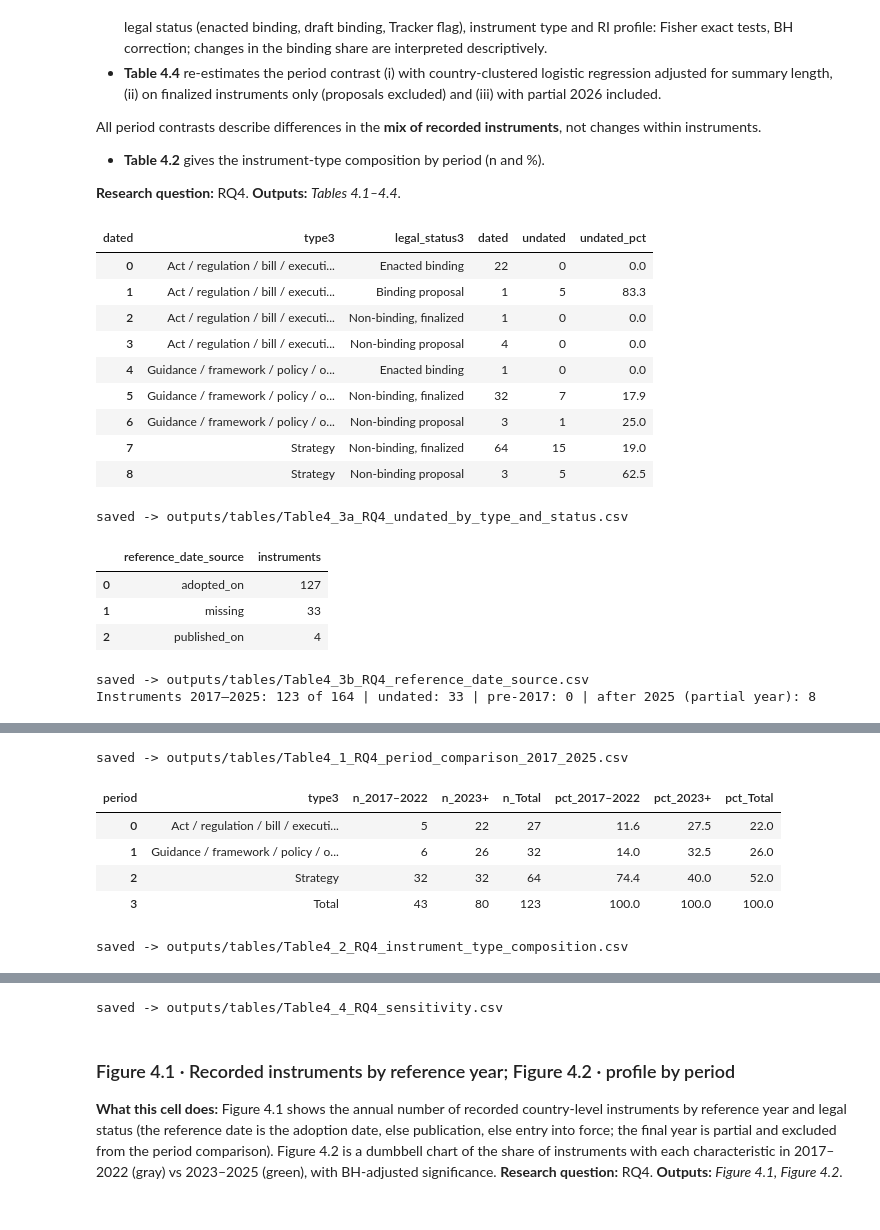
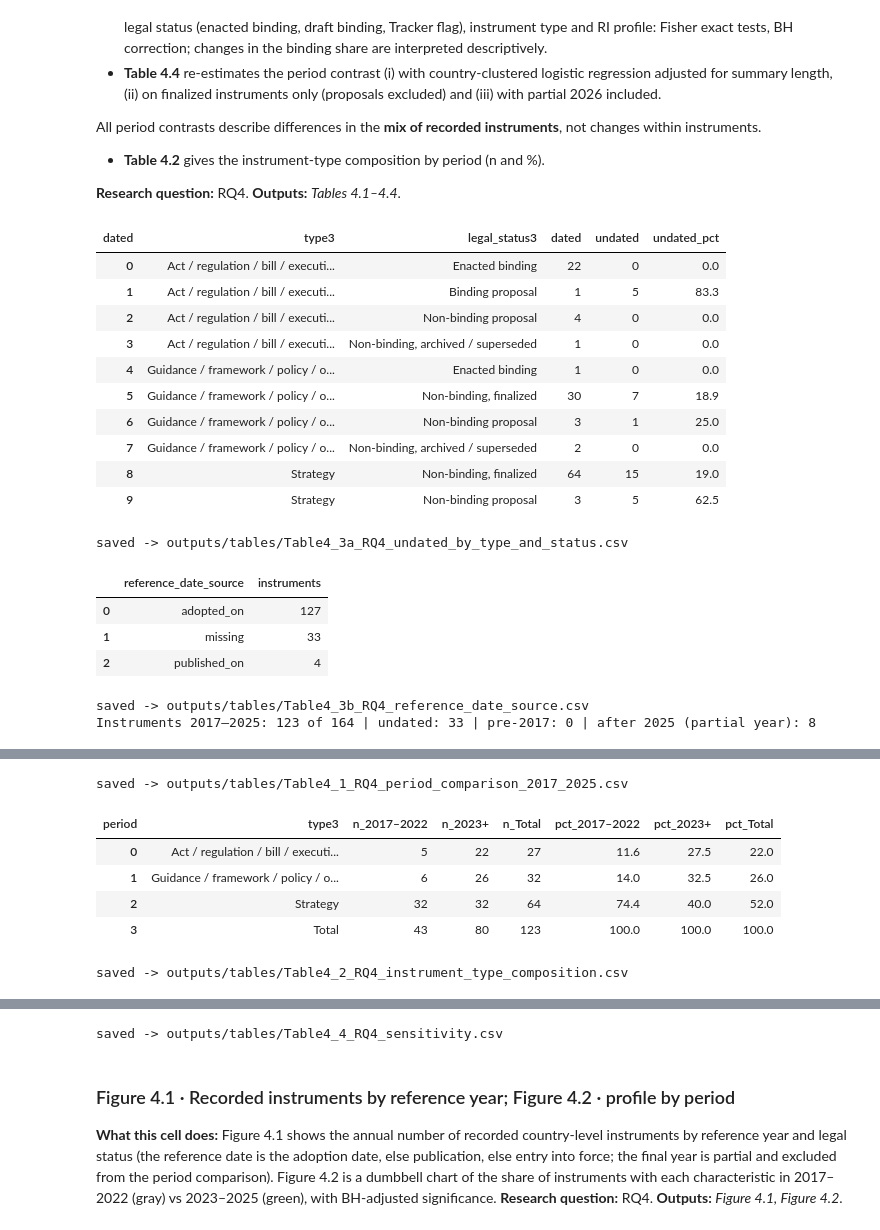
Before and after one commit to OmerFurkanBilici/ai-ri-national-policies, a Jupyter notebook: ai_ri_policy_analysis.ipynb, the cells around one changed output, grey strips where cells are left out. Saved outputs shown, nothing was run; the diff lists cells and outputs as text; code cells hidden in the pictures.

```diff
--- a/ai_ri_policy_analysis.ipynb
+++ b/ai_ri_policy_analysis.ipynb
@@ -278,20 +279,26 @@ inst["year"] = inst.ref_date.dt.year
 
 ENACTED = {"adopted", "in_force", "partially_applicable"}           # binding AND already law
 NOT_ADOPTED = {"proposed", "under_consultation"}                    # draft strategies / bills
+ENDED = {"archived", "superseded", "repealed"}                     # earlier stage unclear
 inst["proposal_stage"] = inst.status.isin(NOT_ADOPTED)
+inst["ended_stage"] = inst.status.isin(ENDED)
 inst["enacted_binding"] = inst.is_binding & inst.status.isin(ENACTED)
 inst["draft_binding"] = inst.is_binding & inst.proposal_stage
 inst["other_binding"] = inst.is_binding & ~inst.enacted_binding & ~inst.draft_binding   # e.g. repealed
-inst["nonbinding_final"] = ~inst.is_binding & ~inst.proposal_stage
+inst["nonbinding_final"] = ~inst.is_binding & ~inst.proposal_stage & ~inst.ended_stage
 inst["nonbinding_proposal"] = ~inst.is_binding & inst.proposal_stage
+inst["nonbinding_ended"] = ~inst.is_binding & inst.ended_stage
 STATUS3 = ["Enacted binding", "Binding proposal", "Non-binding, finalized", "Non-binding proposal"]
 if inst.other_binding.any():
     STATUS3.insert(2, "Other binding (not in force)")
+if inst.nonbinding_ended.any():
+    STATUS3.append("Non-binding, archived / superseded")
 inst["legal_status3"] = pd.Categorical(
-    np.select([inst.enacted_binding, inst.draft_binding, inst.other_binding, inst.nonbinding_final],
-              ["Enacted binding", "Binding proposal", "Other binding (not in force)", "Non-binding, finalized"],
-              "Non-binding proposal"),
+    np.select([inst.enacted_binding, inst.draft_binding, inst.other_binding, inst.nonbinding_final, inst.nonbinding_ended],
+              ["Enacted binding", "Binding proposal", "Other binding (not in force)", "Non-binding, finalized",
+               "Non-binding, archived / superseded"], "Non-binding proposal"),
     categories=STATUS3, ordered=True)
+print("Archived / superseded / repealed records:", inst.loc[inst.ended_stage, ["slug", "status", "is_binding"]].to_dict("records"))
 print(f"Binding-flagged instruments neither enacted nor proposals: {int(inst.other_binding.sum())}")
 inst["binding_label"] = np.where(inst.is_binding, "Binding (Tracker flag)", "Non-binding")
 inst["adopted_strategy"] = (inst.instrument_type == "strategy") & ~inst.status.isin(NOT_ADOPTED)
@@ -856,7 +865,7 @@ ax.set_title("Figure 1.1. RI profile of enacted binding vs finalized non-binding
              loc="left", pad=26, fontsize=9.5)
 fig.text(0.0, -0.03, "OR = odds ratio enacted binding vs finalized non-binding (Haldane–Anscombe corrected); * q<0.05, ** q<0.01, *** q<0.001 "
          "(Fisher exact, Benjamini–Hochberg).\n† q<0.05 in the country-clustered model adjusted for summary length (Table 1.3). "
-         f"Proposals excluded (binding: n={int(inst.draft_binding.sum())}; non-binding: n={int(inst.nonbinding_proposal.sum())}).\n"
+         f"Excluded: proposals (binding n={int(inst.draft_binding.sum())}; non-binding n={int(inst.nonbinding_proposal.sum())}) and archived/superseded records (n={int(inst.ended_stage.sum())}).\n"
          "Source: AI Policy Tracker, country-level instruments; dictionary-based coding of policy summaries.",
          fontsize=7, color=COL["muted"], ha="left")
 save_fig(fig, "Figure1_1_RQ1_RI_profile_dumbbell")
@@ -878,7 +887,8 @@ SHORT = {"Guidance / framework / policy / other": "Guidance /\nframework /\npoli
          "Act / regulation / bill / executive order": "Act /\nregulation / bill /\nexec. order",
          "Enacted binding": "Enacted\nbinding", "Binding proposal": "Binding\nproposal",
          "Non-binding, finalized": "Non-binding,\nfinalized", "Non-binding proposal": "Non-binding\nproposal",
-         "Other binding (not in force)": "Other binding\n(not in force)"}
+         "Other binding (not in force)": "Other binding\n(not in force)",
+         "Non-binding, archived / superseded": "Non-binding,\narchived /\nsuperseded"}
 ax.set_xticks(range(H.shape[1]))
 ax.set_xticklabels([next((c.replace(k, v) for k, v in SHORT.items() if c.startswith(k)), c) for c in H.columns], fontsize=7.5)
 ax.set_yticks(range(H.shape[0])); ax.set_yticklabels([LABEL[c] for c in H.index])
@@ -1349,42 +1359,43 @@ lab4 = {**LABEL, "enacted": "Enacted binding instrument", "proposal": "Proposal
         "type_hard_law": "Type: act / regulation / bill / exec. order",
         "type_soft_other": "Type: guidance / framework / policy / other"}
 RQ4_CODES = ["enacted", "proposal", "binding_flag", "type_strategy", "type_hard_law", "type_soft_other"] + DIM_CODES + ["cap_capacity"]
 d4 = period_frame(LAST_FULL_YEAR)
 print(f"Instruments 2017–{LAST_FULL_YEAR}: {len(d4)} of {len(inst)} | undated: {inst.year.isna().sum()} | "
       f"pre-2017: {(inst.year < 2017).sum()} | after {LAST_FULL_YEAR} (partial year): {(inst.year > LAST_FULL_YEAR).sum()}")
 t4 = compare_binary(d4, "period", RQ4_CODES, "2023+", "2017–2022", labels=lab4)
 save_table(show_compare(t4, "2023+", "2017–2022"), f"Table4_1_RQ4_period_comparison_2017_{LAST_FULL_YEAR}")
 
 comp = pd.crosstab(d4.type3, d4.period, margins=True, margins_name="Total")
 comp_pct = (100 * comp / comp.loc["Total"]).round(1)
 t42 = pd.concat([comp.add_prefix("n_"), comp_pct.add_prefix("pct_")], axis=1).reset_index()
 save_table(t42, "Table4_2_RQ4_instrument_type_composition")
 
 d4all = period_frame(inst.year.max())
 t44a = clustered_logit(d4, RQ4_CODES, "post", lab4).assign(specification=f"2017–{LAST_FULL_YEAR}, country-clustered, length-adjusted")
 t44b = compare_binary(d4all, "period", RQ4_CODES, "2023+", "2017–2022", labels=lab4)
 t44b = t44b.rename(columns={"or_ci_lo": "ci_lo", "or_ci_hi": "ci_hi", "p_fisher": "p_cluster"})[
     ["code", "label", "odds_ratio", "ci_lo", "ci_hi", "p_cluster", "q_bh"]].rename(columns={"odds_ratio": "adj_odds_ratio"})
 t44b = t44b.assign(note="unadjusted Fisher", specification=f"2017–{int(inst.year.max())} incl. partial year")
-d4fin = d4[~d4.proposal_stage]
+d4fin = d4[~d4.proposal_stage & ~d4.ended_stage]
 t44c = compare_binary(d4fin, "period", [c for c in RQ4_CODES if c != "proposal"], "2023+", "2017–2022", labels=lab4)
 t44c = t44c.rename(columns={"or_ci_lo": "ci_lo", "or_ci_hi": "ci_hi", "p_fisher": "p_cluster", "odds_ratio": "adj_odds_ratio"})[
     ["code", "label", "adj_odds_ratio", "ci_lo", "ci_hi", "p_cluster", "q_bh"]].assign(
-    note="unadjusted Fisher", specification=f"2017–{LAST_FULL_YEAR}, finalized instruments only (proposals excluded)")
+    note="unadjusted Fisher", specification=f"2017–{LAST_FULL_YEAR}, finalized instruments only (proposals and archived/superseded excluded)")
 t44 = pd.concat([t44a, t44c, t44b], ignore_index=True)[["specification", "code", "label", "adj_odds_ratio", "ci_lo", "ci_hi",
                                                   "p_cluster", "q_bh", "note"]].rename(columns={"adj_odds_ratio": "odds_ratio", "p_cluster": "p"})
 save_table(t44.round(3).assign(p=t44.p.map(fmt_p), q_bh=t44.q_bh.map(fmt_p)), "Table4_4_RQ4_sensitivity")
 # %% [output]
 | dated | type3 | legal_status3 | dated | undated | undated_pct |
 | 0 | Act / regulation / bill / executi... | Enacted binding | 22 | 0 | 0.0 |
 | 1 | Act / regulation / bill / executi... | Binding proposal | 1 | 5 | 83.3 |
-| 2 | Act / regulation / bill / executi... | Non-binding, finalized | 1 | 0 | 0.0 |
-| 3 | Act / regulation / bill / executi... | Non-binding proposal | 4 | 0 | 0.0 |
+| 2 | Act / regulation / bill / executi... | Non-binding proposal | 4 | 0 | 0.0 |
+| 3 | Act / regulation / bill / executi... | Non-binding, archived / superseded | 1 | 0 | 0.0 |
 | 4 | Guidance / framework / policy / o... | Enacted binding | 1 | 0 | 0.0 |
-| 5 | Guidance / framework / policy / o... | Non-binding, finalized | 32 | 7 | 17.9 |
+| 5 | Guidance / framework / policy / o... | Non-binding, finalized | 30 | 7 | 18.9 |
 | 6 | Guidance / framework / policy / o... | Non-binding proposal | 3 | 1 | 25.0 |
-| 7 | Strategy | Non-binding, finalized | 64 | 15 | 19.0 |
-| 8 | Strategy | Non-binding proposal | 3 | 5 | 62.5 |
+| 7 | Guidance / framework / policy / o... | Non-binding, archived / superseded | 2 | 0 | 0.0 |
+| 8 | Strategy | Non-binding, finalized | 64 | 15 | 19.0 |
+| 9 | Strategy | Non-binding proposal | 3 | 5 | 62.5 |
 saved -> outputs/tables/Table4_3a_RQ4_undated_by_type_and_status.csv
 |  | reference_date_source | instruments |
 | 0 | adopted_on | 127 |
```
Also changed, not shown: parts of 12 cells of this notebook, 57 other files.
